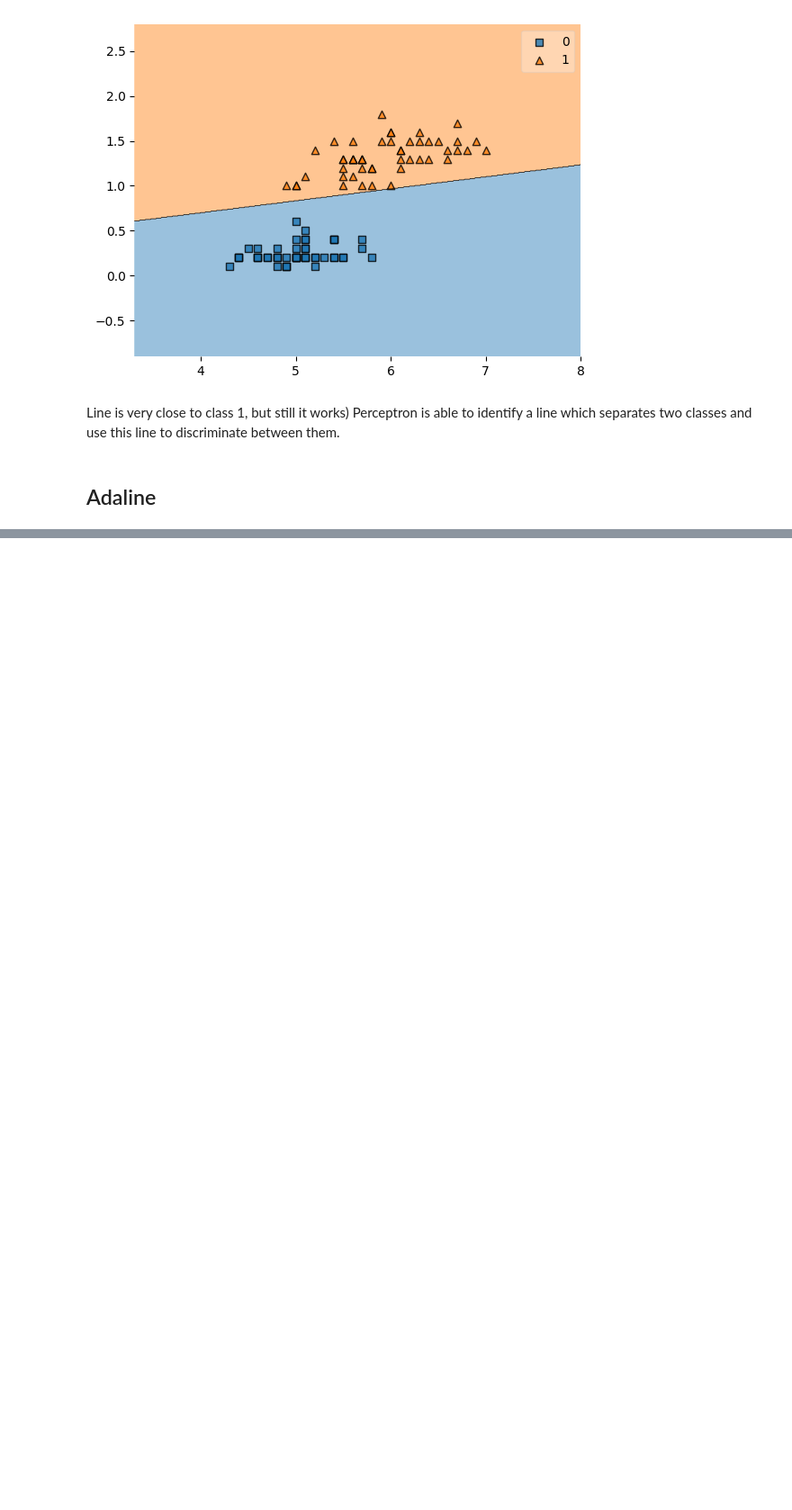
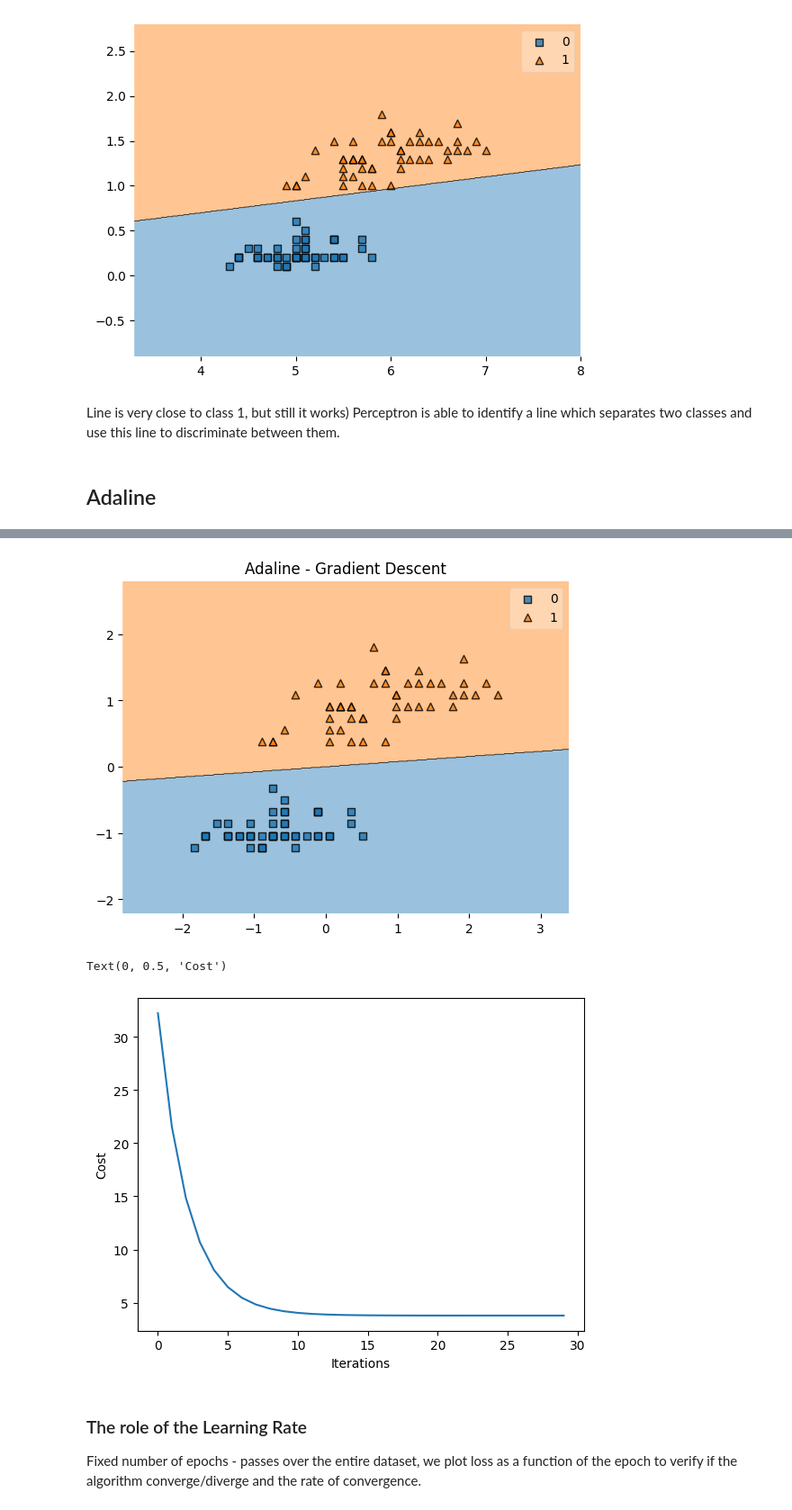
Before and after one commit to SandytheTraveller/Machine-Learning-Course, a Jupyter notebook: lecture_4_perceptron_adaline.ipynb, the cells around one changed output, grey strips where cells are left out. Shown at 90% size. Cells and saved outputs as stored; diff of their text form; code cells hidden in the pictures; blank space fills up the shorter version.

```diff
--- a/lecture_4_perceptron_adaline.ipynb
+++ b/lecture_4_perceptron_adaline.ipynb
@@ -111,3 +111,21 @@ class AdalineGD:
     def predict(self, X):
         """Return class label after unit step"""
         return np.where(self.activation(self.net_input(X)) >= 0.5, 1, 0)
+# %%
+X_scaled = StandardScaler().fit_transform(X)
+
+ada = Adaline(epochs=30,
+              eta=0.01,
+              minibatches=1, # for Gradient Descent Learning
+              random_seed=1,
+              print_progress=3)
+
+ada.fit(X_scaled, y)
+plot_decision_regions(X_scaled, y, clf=ada)
+plt.title("Adaline - Gradient Descent")
+plt.show()
+
+plt.plot(range(len(ada.cost_)), ada.cost_)
+plt.xlabel('Iterations')
+plt.ylabel('Cost')
+# %% [output]
@@ -113,0 +133,7 @@ class AdalineGD:
+[figure, added]
+Text(0, 0.5, 'Cost')
+[figure, added]
+# %% [markdown]
+### The role of the Learning Rate
+
+Fixed number of epochs - passes over the entire dataset, we plot loss as a function of the epoch to verify if the algorithm converge/diverge and the rate of convergence.
```
Also changed, not shown: parts of 7 cells of this notebook, 1 other file.
